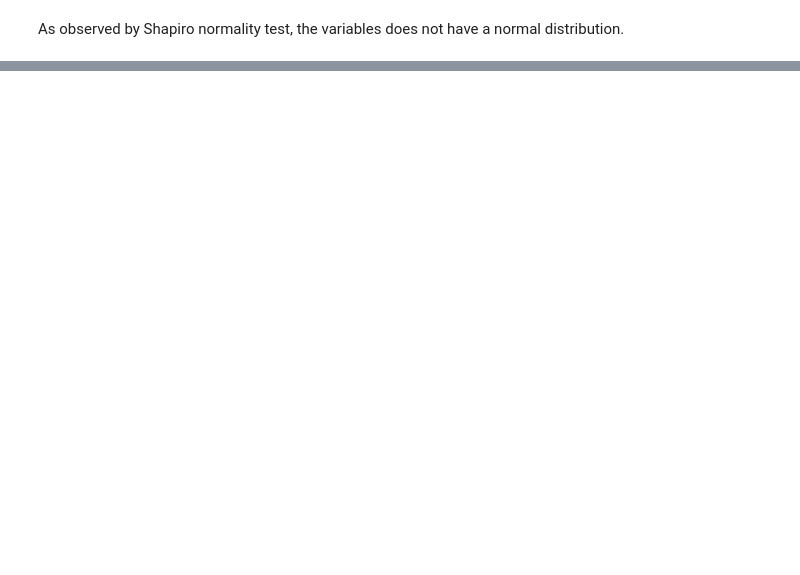
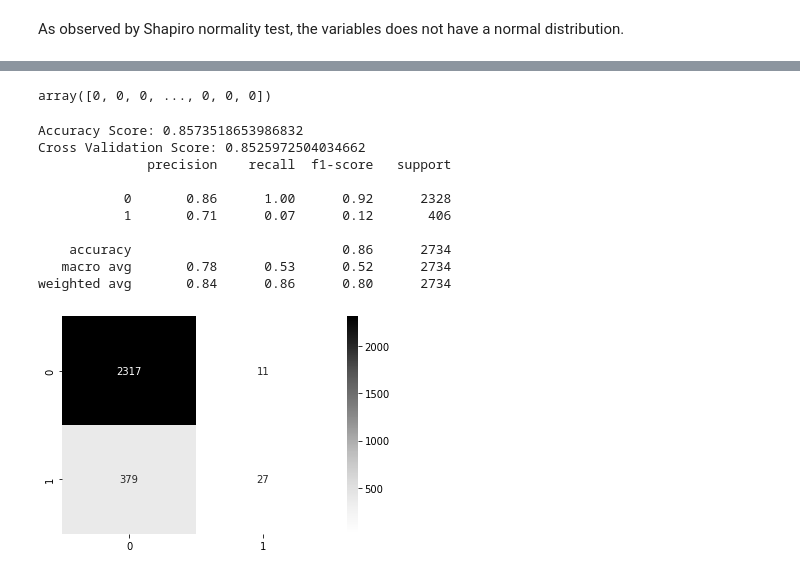
Before and after one commit to meRveet/pythonprojects, a Jupyter notebook: Heart Study (Cohort)/heartnotebook.ipynb, the cells around one changed output, grey strips where cells are left out. Drawn from its saved outputs; the diff is of its cells as text; code cells hidden in the pictures; blank space fills up the shorter version.

Commit message:
updated with functions

```diff
--- a/Heart Study (Cohort)/heartnotebook.ipynb
+++ b/Heart Study (Cohort)/heartnotebook.ipynb
@@ -227,0 +269,43 @@ logpred
+# %%
+#Creating model and creating prediction
+logmodel = lr(solver='liblinear')
+logmodel.fit(x_train, y_train)
+
+logpred = logmodel.predict(x_train)
+logpred
+# %% [output]
+array([0, 0, 0, ..., 0, 0, 0])
+# %%
+#Log Reg Eval
+%matplotlib inline
+
+def logmartixscore(x_train, y_train, x_test, y_test, logmodel, logpred):
+    '''
+    This functions creates accuracy score along with cross validation score and confusion matrix
+    imput required for this function are
+    '''
+    print( 'Accuracy Score:', accuracy_score(y_train,logpred))
+    print ('Cross Validation Score:', cross_val_score(logmodel,x_train,y_train,cv=5).mean())
+    print(classification_report(y_train,logpred))
+
+    sns.heatmap(confusion_matrix(y_train, logpred), annot=True, cmap='Greys', fmt='d')
+
+logmartixscore(x_train=x_train, y_train= y_train, x_test=x_test, y_test= y_test, logmodel= logmodel, logpred= logpred)
+
+# print( 'Accuracy Score:', accuracy_score(y_train,logpred))
+# print ('Cross Validation Score:', cross_val_score(logmodel,x_train,y_train,cv=5).mean())
+# print(classification_report(y_train,logpred))
+
+# sns.heatmap(confusion_matrix(y_train, logpred), annot=True, cmap='Greys', fmt='d')
+# %% [output]
+Accuracy Score: 0.8573518653986832
+Cross Validation Score: 0.8525972504034662
+              precision    recall  f1-score   support
+
+           0       0.86      1.00      0.92      2328
+           1       0.71      0.07      0.12       406
+
+    accuracy                           0.86      2734
+   macro avg       0.78      0.53      0.52      2734
+weighted avg       0.84      0.86      0.80      2734
+[figure, added]
```
Also changed, not shown: parts of 6 cells of this notebook.
